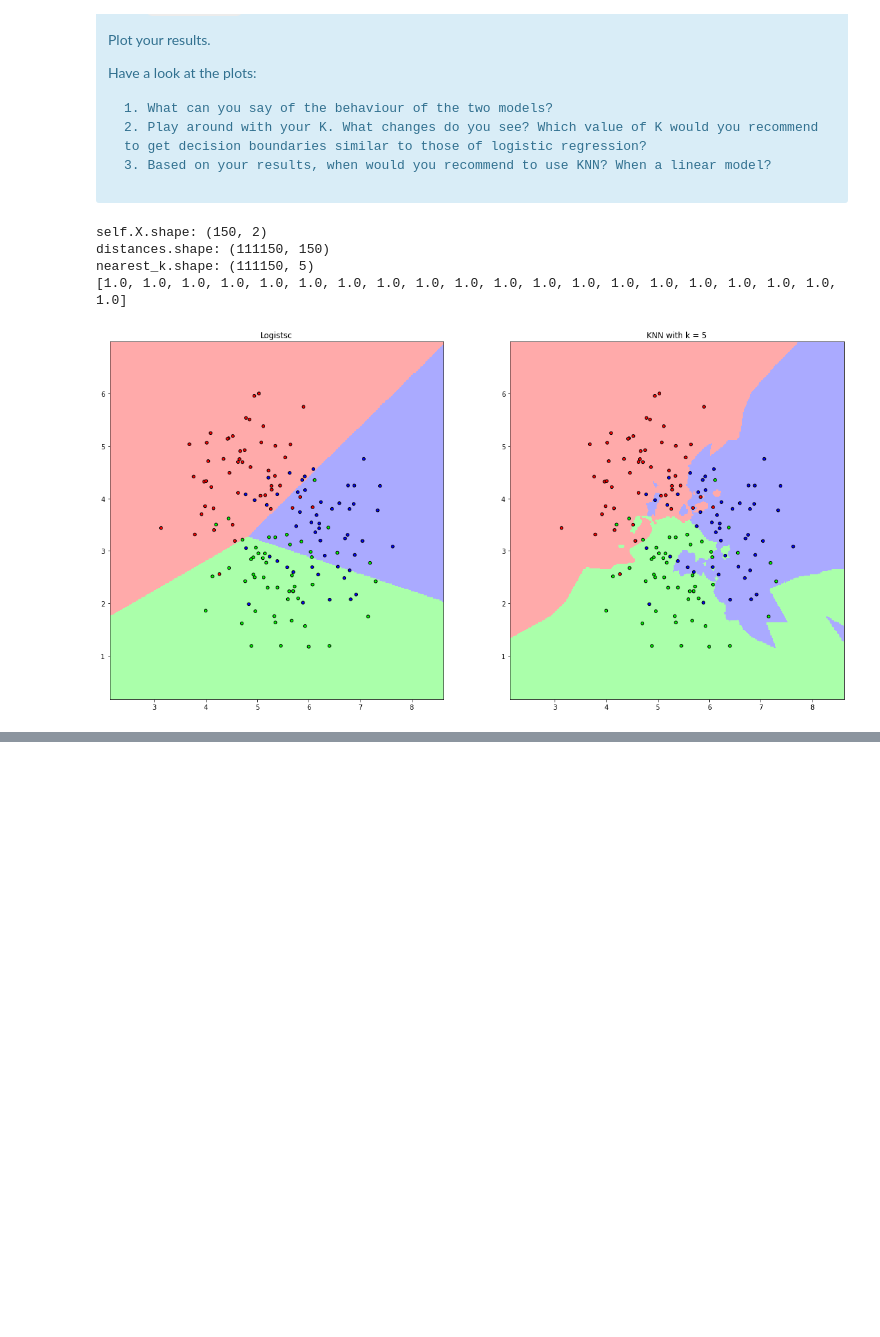
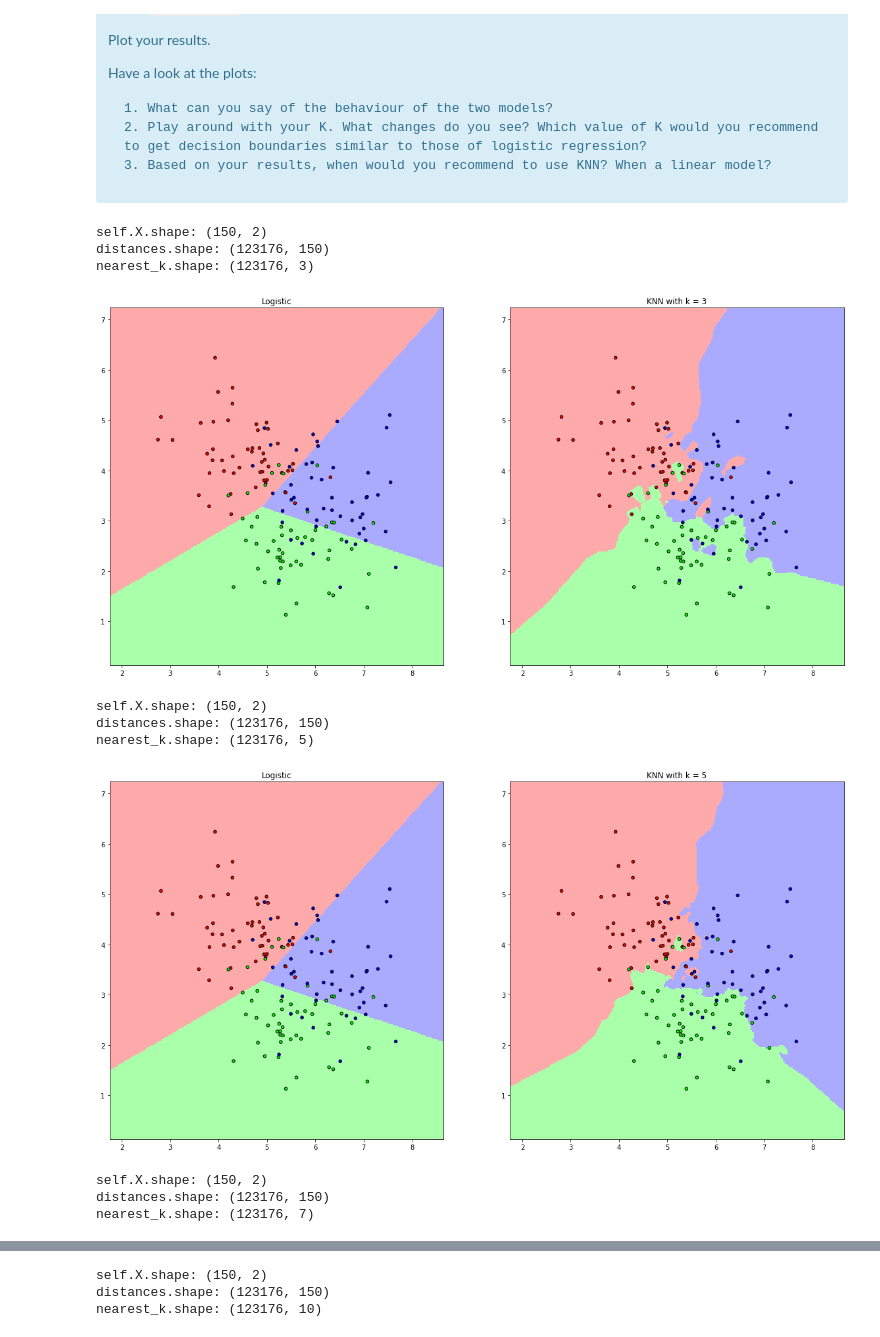
Before and after one commit to GabrieleGioetto/MALIS, a Jupyter notebook: labs/lab1/lab1_linear_models.ipynb, the cells around one changed output, grey strips where cells are left out. Saved outputs shown, nothing was run; the diff lists cells and outputs as text; code cells hidden in the pictures; blank space fills up the shorter version.

```diff
--- a/labs/lab1/lab1_linear_models.ipynb
+++ b/labs/lab1/lab1_linear_models.ipynb
@@ -1213,23 +1213,29 @@ Have a look at the plots:
 # %%
 LR_model_m_gauss = LogisticRegression(solver='liblinear', max_iter=200, multi_class='auto')
 LR_model_m_gauss.fit(X, y)
 
 logistic_results = LR_model_m_gauss.predict(X_test)
+y_hat_logistic = logistic_results.reshape(xx.shape)
 
-k = 5
-knn = KNN(k)
-knn.train(X, y)
-knn_results = knn.predict(X_test)
+for k in [3,5,7,10]:
+    knn = KNN(k)
+    knn.train(X, y)
+    knn_results = knn.predict(X_test)
 
 
-y_hat_logistic = logistic_results.reshape(xx.shape)
-y_hat_knn = knn_results.reshape(xx.shape)
+    y_hat_knn = knn_results.reshape(xx.shape)
 
 
-utils.comparing_plots(xx,yy, X, y, y_hat_logistic, y_hat_knn, "Logistic", "KNN with k = " + str(k))
+    utils.comparing_plots(xx,yy, X, y, y_hat_logistic, y_hat_knn, "Logistic", "KNN with k = " + str(k))
 # %% [output]
 self.X.shape: (150, 2)
-distances.shape: (111150, 150)
-nearest_k.shape: (111150, 5)
-[1.0, 1.0, 1.0, 1.0, 1.0, 1.0, 1.0, 1.0, 1.0, 1.0, 1.0, 1.0, 1.0, 1.0, 1.0, 1.0, 1.0, 1.0, 1.0, 1.0]
+distances.shape: (123176, 150)
+nearest_k.shape: (123176, 3)
-[figure, old version]
+[figure, new version]
+self.X.shape: (150, 2)
+distances.shape: (123176, 150)
+nearest_k.shape: (123176, 5)
+[figure, added]
+self.X.shape: (150, 2)
+distances.shape: (123176, 150)
+nearest_k.shape: (123176, 7)
@@ -1235,0 +1243,3 @@ nearest_k.shape: (111150, 5)
+self.X.shape: (150, 2)
+distances.shape: (123176, 150)
+nearest_k.shape: (123176, 10)
```
Also changed, not shown: parts of 14 cells of this notebook.
